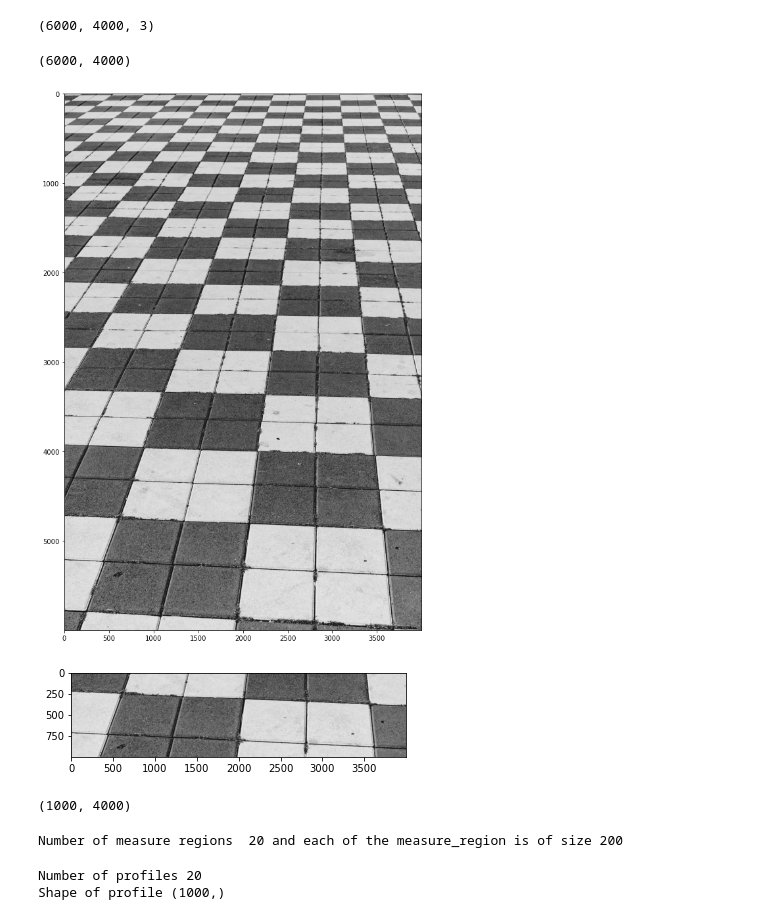
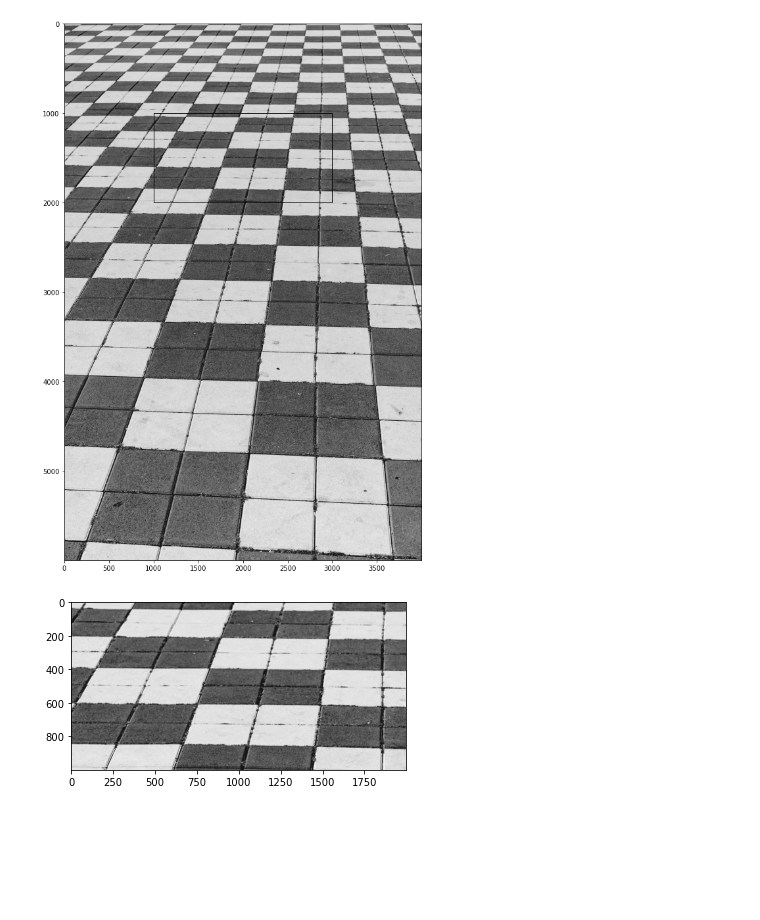
Before and after one commit to abhilb/img_meas, a Jupyter notebook: notebooks/measure_gauge_line_detection.ipynb, the cells around one changed output. Saved outputs shown, nothing was run; the diff lists cells and outputs as text; code cells hidden in the pictures; blank space fills up the shorter version.

Commit message:
Made further progress with line measure gauge

```diff
--- a/notebooks/measure_gauge_line_detection.ipynb
+++ b/notebooks/measure_gauge_line_detection.ipynb
@@ -5,5 +6,0 @@ import matplotlib.pyplot as plt
-# %%
-img = imageio.imread('floor.jpg')
-img.shape
-# %% [output]
-(6000, 4000, 3)
@@ -12,11 +7,16 @@ img = cv2.cvtColor(img, cv2.COLOR_RGB2GRAY)
-# %%
-img.shape
-# %% [output]
-(6000, 4000)
 # %%
+img = imageio.imread('floor_image.bmp')
 f = plt.figure()
 f.set_size_inches((15, 15))
 plt.imshow(img, cmap='gray')
+plt.gca().add_patch(
+    patches.Rectangle(
+        (1000, 1000),
+        2000,
+        1000,
+        fill=False
+     )
+)
 plt.show()
 # %% [output]
-[figure, old version]
+[figure, new version]
@@ -25,16 +23,6 @@ imageio.imwrite('floor_image.bmp', img)
 # %%
-roi_img = img[4500:5500, :]
+roi_img = img[1000:2000, 1000:3000]
 plt.imshow(roi_img, cmap='gray')
 plt.show()
 # %% [output]
-[figure, old version]
+[figure, new version]
-# %%
-roi_img.shape
-# %% [output]
-(1000, 4000)
-# %%
-num_measure_regions = 20
-measure_width = roi_img.shape[1] // num_measure_regions
-print(f"Number of measure regions  { num_measure_regions } and each of the measure_region is of size {measure_width}")
-# %% [output]
-Number of measure regions  20 and each of the measure_region is of size 200
@@ -48,6 +47,0 @@ for reg in np.array_split(roi_img, num_measure_regions, axis=1):
-# %%
-print(f'Number of profiles {len(profiles)}')
-print(f'Shape of profile {profiles[0].shape}')
-# %% [output]
-Number of profiles 20
-Shape of profile (1000,)
```
Also changed, not shown: parts of 7 cells of this notebook.
